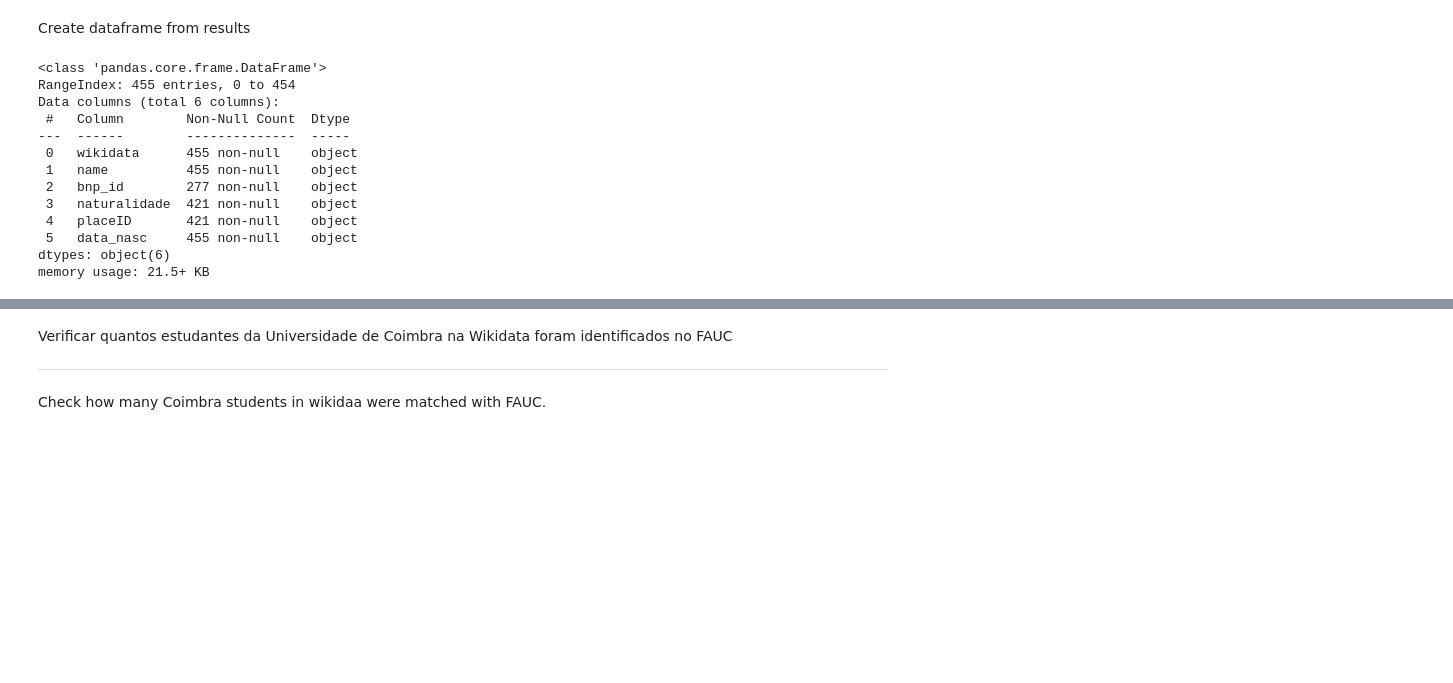
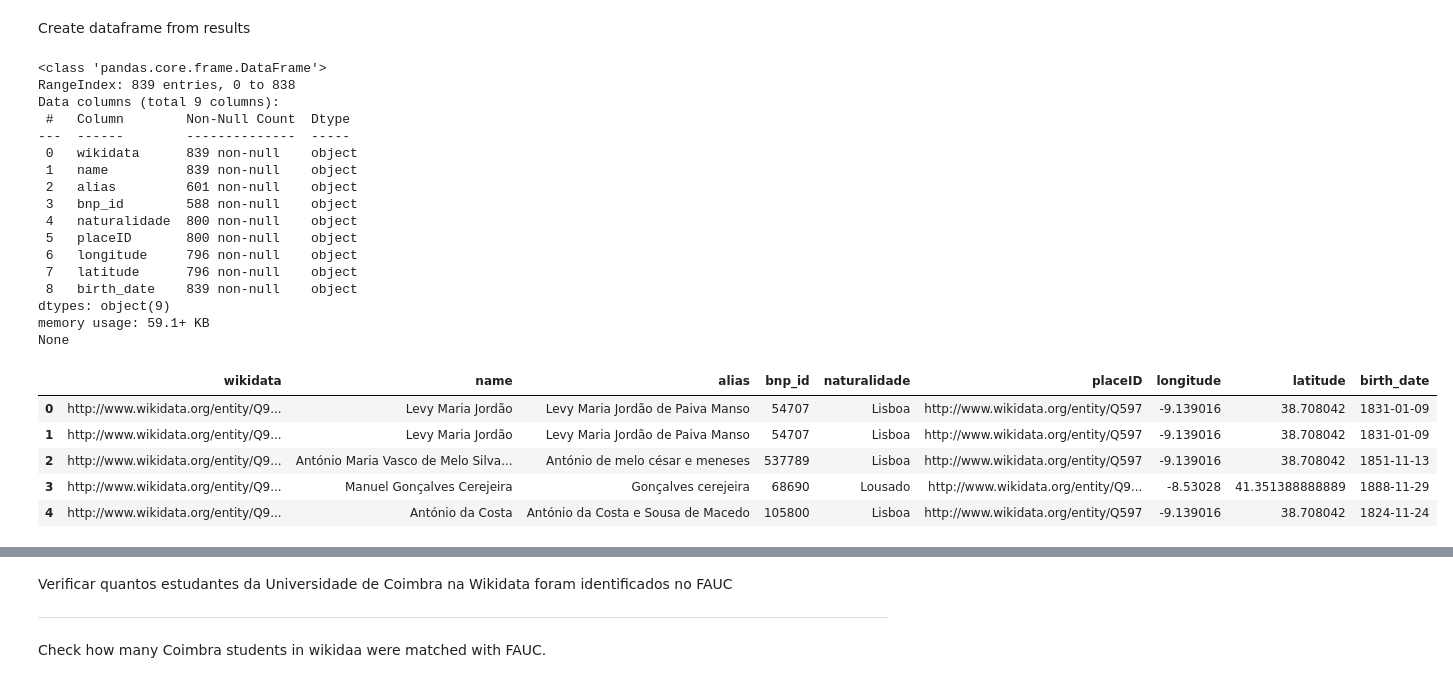
Before and after one commit to joaquimrcarvalho/fauc1537-1919, a Jupyter notebook: notebooks/995-linked_data_sandbox.ipynb, the cells around one changed output, grey strips where cells are left out. Drawn from its saved outputs; the diff is of its cells as text; code cells hidden in the pictures; blank space fills up the shorter version.

Commit message:
Improve wiki data integration (164 matches)

```diff
--- a/notebooks/995-linked_data_sandbox.ipynb
+++ b/notebooks/995-linked_data_sandbox.ipynb
@@ -123,32 +134,44 @@ Create dataframe from results
 # %%
 import pandas as pd
 
 
 tuples = [(
             student.get('student',{'value':None})['value'],
             student.get('studentLabel',{'value':None})['value'],
+            student.get('altLabel',{'value':None})['value'],
             student.get('bnp_idLabel',{'value':None})['value'],
             student.get('birthPlaceLabel',{'value':None})['value'],
             student.get('birthPlace',{'value':None})['value'],
+            student.get('longitude',{'value':None})['value'],
+            student.get('latitude',{'value':None})['value'],
             student.get('birthDateLabel',{'value':'0000-00-00'})['value'][0:10], # keep just the date, the time is normally missing
             )
             for student in records]
 
-students = pd.DataFrame(tuples, columns=['wikidata','name','bnp_id','naturalidade','placeID','data_nasc'])
+students = pd.DataFrame(tuples, columns=['wikidata','name','alias','bnp_id','naturalidade','placeID','longitude','latitude','birth_date'])
+print(students.info())
+students.head()
+# %% [output]
+<class 'pandas.core.frame.DataFrame'>
+RangeIndex: 839 entries, 0 to 838
+Data columns (total 9 columns):
+ #   Column        Non-Null Count  Dtype
+---  ------        --------------  -----
+ 0   wikidata      839 non-null    object
+ 1   name          839 non-null    object
+ 2   alias         601 non-null    object
+ 3   bnp_id        588 non-null    object
+ 4   naturalidade  800 non-null    object
+ 5   placeID       800 non-null    object
+ 6   longitude     796 non-null    object
+ 7   latitude      796 non-null    object
+ 8   birth_date    839 non-null    object
+dtypes: object(9)
+memory usage: 59.1+ KB
+None
+|  | wikidata | name | alias | bnp_id | naturalidade | placeID | longitude | latitude | birth_date |
+| 0 | http://www.wikidata.org/entity/Q9... | Levy Maria Jordão | Levy Maria Jordão de Paiva Manso | 54707 | Lisboa | http://www.wikidata.org/entity/Q597 | -9.139016 | 38.708042 | 1831-01-09 |
+| 1 | http://www.wikidata.org/entity/Q9... | Levy Maria Jordão | Levy Maria Jordão de Paiva Manso | 54707 | Lisboa | http://www.wikidata.org/entity/Q597 | -9.139016 | 38.708042 | 1831-01-09 |
+| 2 | http://www.wikidata.org/entity/Q9... | António Maria Vasco de Melo Silva... | António de melo césar e meneses | 537789 | Lisboa | http://www.wikidata.org/entity/Q597 | -9.139016 | 38.708042 | 1851-11-13 |
+| 3 | http://www.wikidata.org/entity/Q9... | Manuel Gonçalves Cerejeira | Gonçalves cerejeira | 68690 | Lousado | http://www.wikidata.org/entity/Q9... | -8.53028 | 41.351388888889 | 1888-11-29 |
+| 4 | http://www.wikidata.org/entity/Q9... | António da Costa | António da Costa e Sousa de Macedo | 105800 | Lisboa | http://www.wikidata.org/entity/Q597 | -9.139016 | 38.708042 | 1824-11-24 |
-# %%
-
-students.info()
-# %% [output]
-<class 'pandas.core.frame.DataFrame'>
-RangeIndex: 455 entries, 0 to 454
-Data columns (total 6 columns):
- #   Column        Non-Null Count  Dtype
----  ------        --------------  -----
- 0   wikidata      455 non-null    object
- 1   name          455 non-null    object
- 2   bnp_id        277 non-null    object
- 3   naturalidade  421 non-null    object
- 4   placeID       421 non-null    object
- 5   data_nasc     455 non-null    object
-dtypes: object(6)
-memory usage: 21.5+ KB
```
Also changed, not shown: parts of 15 cells of this notebook.
